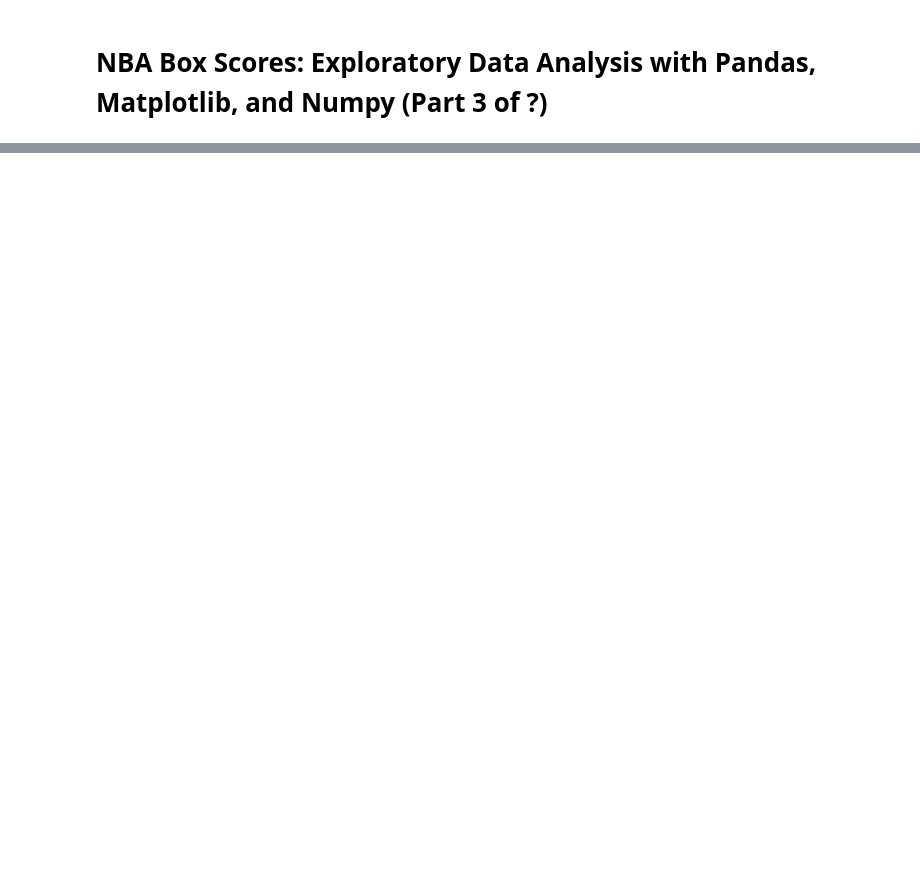
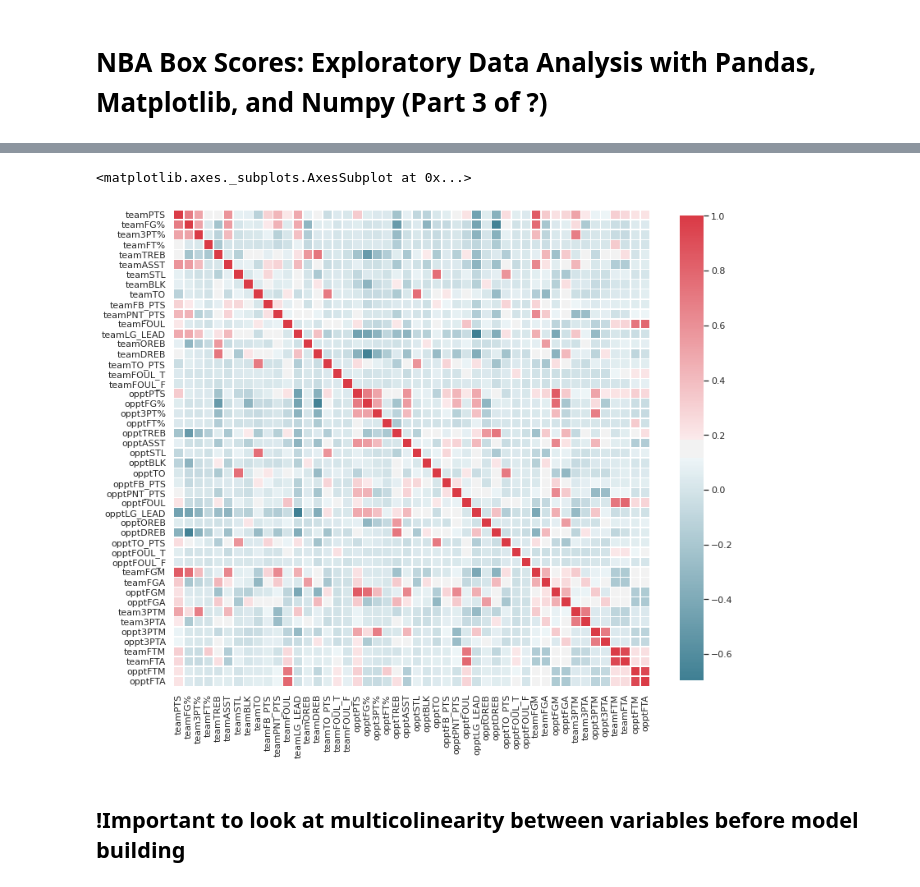
Before and after one commit to myrastone0/Oliver-s-Four-Factors-of-Basketball, a Jupyter notebook: nbs/nba_EDA.ipynb, the cells around one changed output, grey strips where cells are left out. Drawn from its saved outputs; the diff is of its cells as text; code cells hidden in the pictures; blank space fills up the shorter version.

```diff
--- a/nbs/nba_EDA.ipynb
+++ b/nbs/nba_EDA.ipynb
@@ -31,0 +49,22 @@ memory usage: 1.2+ MB
+# %%
+subStats = df.loc[:,['teamPTS', 'teamFG',
+       'teamFG%', 'team3PT%', 'teamFT%', 'teamTREB',
+       'teamASST', 'teamSTL', 'teamBLK', 'teamTO', 'teamFB_PTS', 'teamPNT_PTS',
+       'teamFOUL', 'teamLG_LEAD', 'teamOREB', 'teamDREB', 'teamTO_PTS',
+       'teamFOUL_T', 'teamFOUL_F', 'opptPTS',
+       'opptFG%', 'oppt3PT%', 'opptFT%', 'opptTREB',
+       'opptASST', 'opptSTL', 'opptBLK', 'opptTO', 'opptFB_PTS', 'opptPNT_PTS',
+       'opptFOUL', 'opptLG_LEAD', 'opptOREB', 'opptDREB', 'opptTO_PTS',
+       'opptFOUL_T', 'opptFOUL_F', 'teamFGM', 'teamFGA', 'opptFGM', 'opptFGA',
+       'team3PTM', 'team3PTA', 'oppt3PTM', 'oppt3PTA', 'teamFTM', 'teamFTA',
+       'opptFTM', 'opptFTA']]
+# %%
+sns.set(rc={'figure.figsize':(13,13)})
+
+cmap = sns.diverging_palette(220, 10, as_cmap=True)
+sns.heatmap(subStats.corr(), cmap=cmap, square=True, linewidths=.5, cbar_kws={'shrink':.8})
+# %% [output]
+<matplotlib.axes._subplots.AxesSubplot at 0x...>
+[figure, added]
+# %% [markdown]
+## !Important to look at multicolinearity between variables before model building
```
Also changed, not shown: parts of 3 cells of this notebook, 2 other files.
